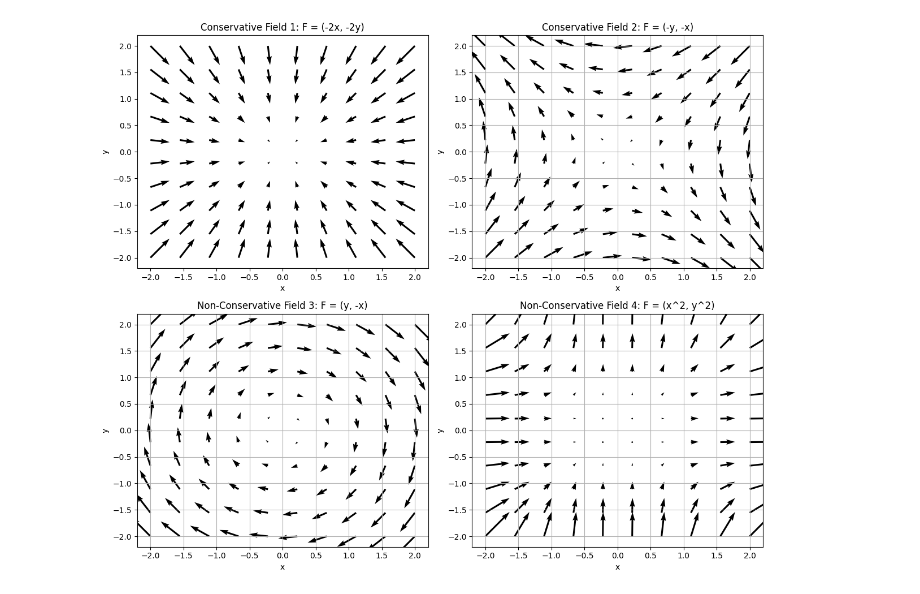
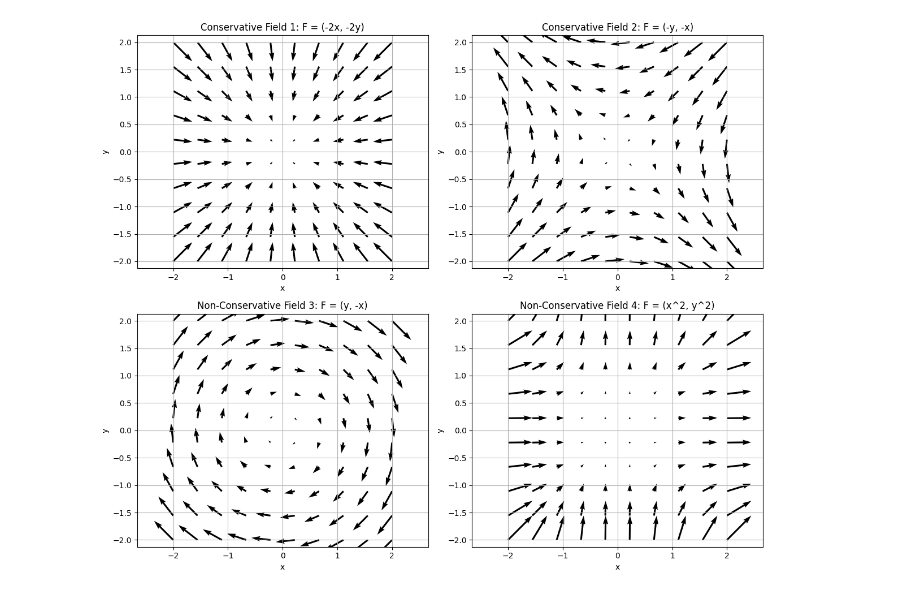
Before and after one commit to veillette/jupyterNotebooks, a Jupyter notebook: Classical Mechanics/ForceFields.ipynb, the cells around one changed output. Cells and saved outputs as stored; diff of their text form; code cells hidden in the pictures.

```diff
--- a/Classical Mechanics/ForceFields.ipynb
+++ b/Classical Mechanics/ForceFields.ipynb
@@ -111,33 +111,37 @@ plt.quiver(x, y, Fx1, Fy1)
 plt.title('Conservative Field 1: F = (-2x, -2y)')
 plt.xlabel('x')
 plt.ylabel('y')
+plt.grid(True)
+plt.axis('equal')  # Set equal aspect ratio for this subplot
 
 # Plot Conservative Field 2
 plt.subplot(2, 2, 2)
 plt.quiver(x, y, Fx2, Fy2)
 plt.title('Conservative Field 2: F = (-y, -x)')
 plt.xlabel('x')
 plt.ylabel('y')
 plt.grid(True)
+plt.axis('equal')  # Set equal aspect ratio for this subplot
 
 # Plot Non-Conservative Field 3
 plt.subplot(2, 2, 3)
 plt.quiver(x, y, Fx3, Fy3)
 plt.title('Non-Conservative Field 3: F = (y, -x)')
 plt.xlabel('x')
 plt.ylabel('y')
 plt.grid(True)
-
+plt.axis('equal')  # Set equal aspect ratio for this subplot
 
 # Plot Non-Conservative Field 4
 plt.subplot(2, 2, 4)
 plt.quiver(x, y, Fx4, Fy4)
 plt.title('Non-Conservative Field 4: F = (x^2, y^2)')
 plt.xlabel('x')
 plt.ylabel('y')
 plt.grid(True)
+plt.axis('equal')  # Set equal aspect ratio for this subplot
 
 plt.tight_layout()
 plt.show()
 # %% [output]
-[figure, old version]
+[figure, new version]
```
Also changed, not shown: parts of 1 cell of this notebook.
